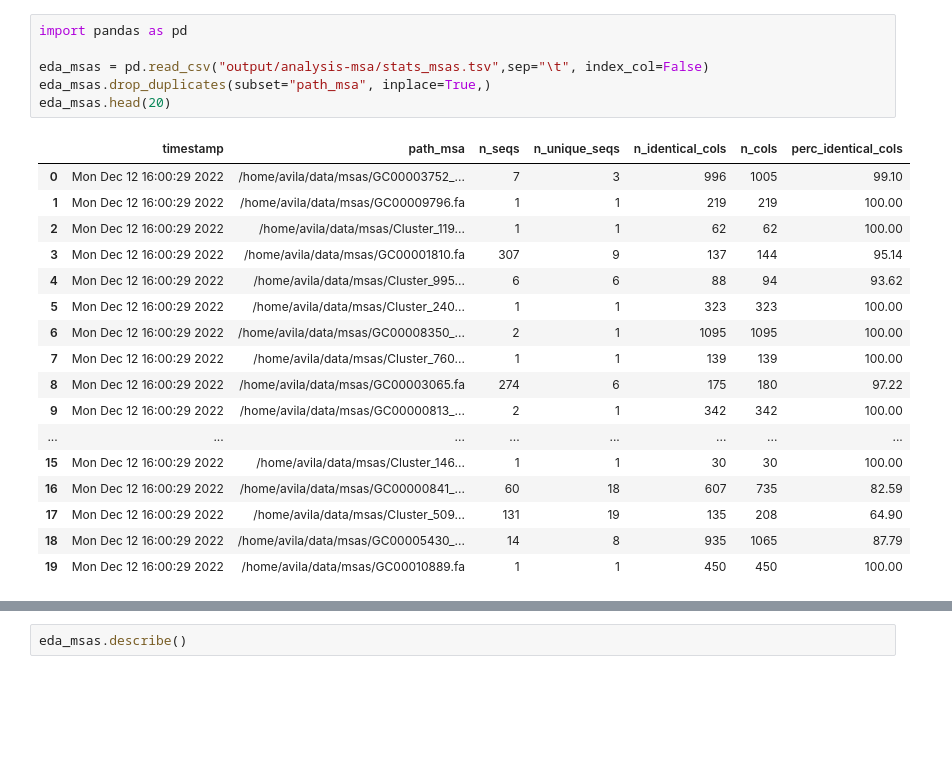
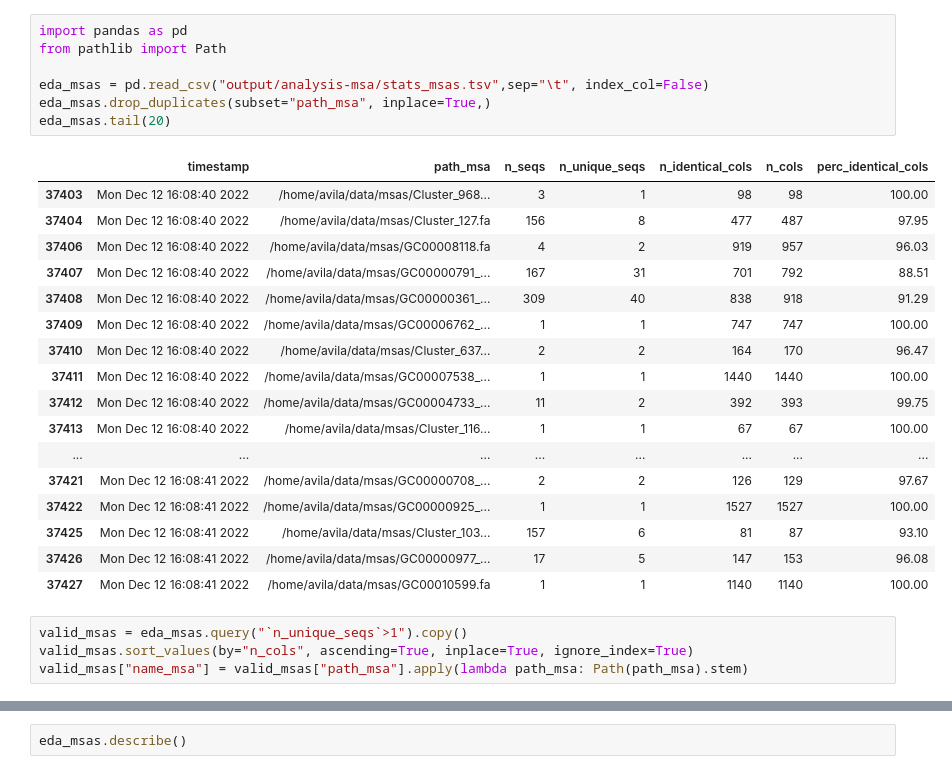
Before and after one commit to AlgoLab/pangeblocks, a Jupyter notebook: Comparison-Experiments.ipynb, the cells around one changed output, grey strips where cells are left out. Saved outputs shown, nothing was run; the diff lists cells and outputs as text; blank space fills up the shorter version.

```diff
--- a/Comparison-Experiments.ipynb
+++ b/Comparison-Experiments.ipynb
@@ -1,24 +1,29 @@
 # %%
 import pandas as pd
+from pathlib import Path
 
 eda_msas = pd.read_csv("output/analysis-msa/stats_msas.tsv",sep="\t", index_col=False)
 eda_msas.drop_duplicates(subset="path_msa", inplace=True,)
-eda_msas.head(20)
+eda_msas.tail(20)
 # %% [output]
 |  | timestamp | path_msa | n_seqs | n_unique_seqs | n_identical_cols | n_cols | perc_identical_cols |
-| 0 | Mon Dec 12 16:00:29 2022 | /home/avila/data/msas/GC00003752_... | 7 | 3 | 996 | 1005 | 99.10 |
-| 1 | Mon Dec 12 16:00:29 2022 | /home/avila/data/msas/GC00009796.fa | 1 | 1 | 219 | 219 | 100.00 |
-| 2 | Mon Dec 12 16:00:29 2022 | /home/avila/data/msas/Cluster_119... | 1 | 1 | 62 | 62 | 100.00 |
-| 3 | Mon Dec 12 16:00:29 2022 | /home/avila/data/msas/GC00001810.fa | 307 | 9 | 137 | 144 | 95.14 |
-| 4 | Mon Dec 12 16:00:29 2022 | /home/avila/data/msas/Cluster_995... | 6 | 6 | 88 | 94 | 93.62 |
-| 5 | Mon Dec 12 16:00:29 2022 | /home/avila/data/msas/Cluster_240... | 1 | 1 | 323 | 323 | 100.00 |
-| 6 | Mon Dec 12 16:00:29 2022 | /home/avila/data/msas/GC00008350_... | 2 | 1 | 1095 | 1095 | 100.00 |
-| 7 | Mon Dec 12 16:00:29 2022 | /home/avila/data/msas/Cluster_760... | 1 | 1 | 139 | 139 | 100.00 |
-| 8 | Mon Dec 12 16:00:29 2022 | /home/avila/data/msas/GC00003065.fa | 274 | 6 | 175 | 180 | 97.22 |
-| 9 | Mon Dec 12 16:00:29 2022 | /home/avila/data/msas/GC00000813_... | 2 | 1 | 342 | 342 | 100.00 |
+| 37403 | Mon Dec 12 16:08:40 2022 | /home/avila/data/msas/Cluster_968... | 3 | 1 | 98 | 98 | 100.00 |
+| 37404 | Mon Dec 12 16:08:40 2022 | /home/avila/data/msas/Cluster_127.fa | 156 | 8 | 477 | 487 | 97.95 |
+| 37406 | Mon Dec 12 16:08:40 2022 | /home/avila/data/msas/GC00008118.fa | 4 | 2 | 919 | 957 | 96.03 |
+| 37407 | Mon Dec 12 16:08:40 2022 | /home/avila/data/msas/GC00000791_... | 167 | 31 | 701 | 792 | 88.51 |
+| 37408 | Mon Dec 12 16:08:40 2022 | /home/avila/data/msas/GC00000361_... | 309 | 40 | 838 | 918 | 91.29 |
+| 37409 | Mon Dec 12 16:08:40 2022 | /home/avila/data/msas/GC00006762_... | 1 | 1 | 747 | 747 | 100.00 |
+| 37410 | Mon Dec 12 16:08:40 2022 | /home/avila/data/msas/Cluster_637... | 2 | 2 | 164 | 170 | 96.47 |
+| 37411 | Mon Dec 12 16:08:40 2022 | /home/avila/data/msas/GC00007538_... | 1 | 1 | 1440 | 1440 | 100.00 |
+| 37412 | Mon Dec 12 16:08:40 2022 | /home/avila/data/msas/GC00004733_... | 11 | 2 | 392 | 393 | 99.75 |
+| 37413 | Mon Dec 12 16:08:40 2022 | /home/avila/data/msas/Cluster_116... | 1 | 1 | 67 | 67 | 100.00 |
 | ... | ... | ... | ... | ... | ... | ... | ... |
-| 15 | Mon Dec 12 16:00:29 2022 | /home/avila/data/msas/Cluster_146... | 1 | 1 | 30 | 30 | 100.00 |
-| 16 | Mon Dec 12 16:00:29 2022 | /home/avila/data/msas/GC00000841_... | 60 | 18 | 607 | 735 | 82.59 |
-| 17 | Mon Dec 12 16:00:29 2022 | /home/avila/data/msas/Cluster_509... | 131 | 19 | 135 | 208 | 64.90 |
-| 18 | Mon Dec 12 16:00:29 2022 | /home/avila/data/msas/GC00005430_... | 14 | 8 | 935 | 1065 | 87.79 |
-| 19 | Mon Dec 12 16:00:29 2022 | /home/avila/data/msas/GC00010889.fa | 1 | 1 | 450 | 450 | 100.00 |
+| 37421 | Mon Dec 12 16:08:41 2022 | /home/avila/data/msas/GC00000708_... | 2 | 2 | 126 | 129 | 97.67 |
+| 37422 | Mon Dec 12 16:08:41 2022 | /home/avila/data/msas/GC00000925_... | 1 | 1 | 1527 | 1527 | 100.00 |
+| 37425 | Mon Dec 12 16:08:41 2022 | /home/avila/data/msas/Cluster_103... | 157 | 6 | 81 | 87 | 93.10 |
+| 37426 | Mon Dec 12 16:08:41 2022 | /home/avila/data/msas/GC00000977_... | 17 | 5 | 147 | 153 | 96.08 |
+| 37427 | Mon Dec 12 16:08:41 2022 | /home/avila/data/msas/GC00010599.fa | 1 | 1 | 1140 | 1140 | 100.00 |
+# %%
+valid_msas = eda_msas.query("`n_unique_seqs`>1").copy()
+valid_msas.sort_values(by="n_cols", ascending=True, inplace=True, ignore_index=True)
+valid_msas["name_msa"] = valid_msas["path_msa"].apply(lambda path_msa: Path(path_msa).stem)
```
Also changed, not shown: parts of 1 cell of this notebook, 3 other files.
